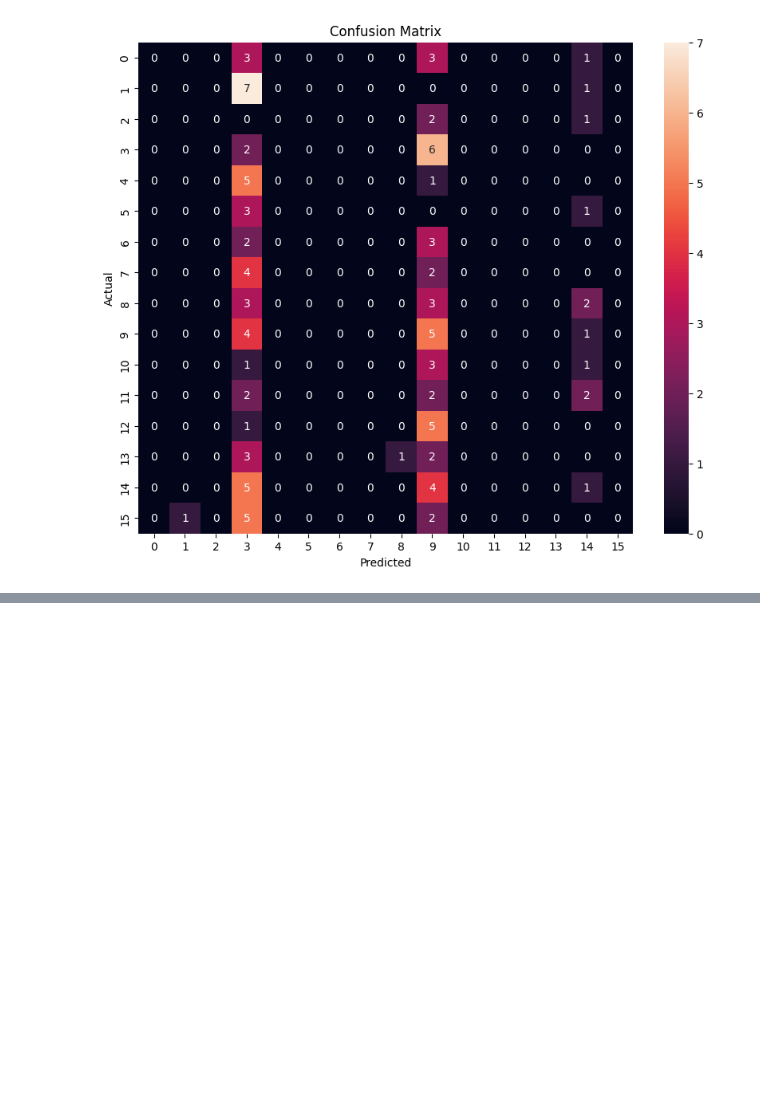
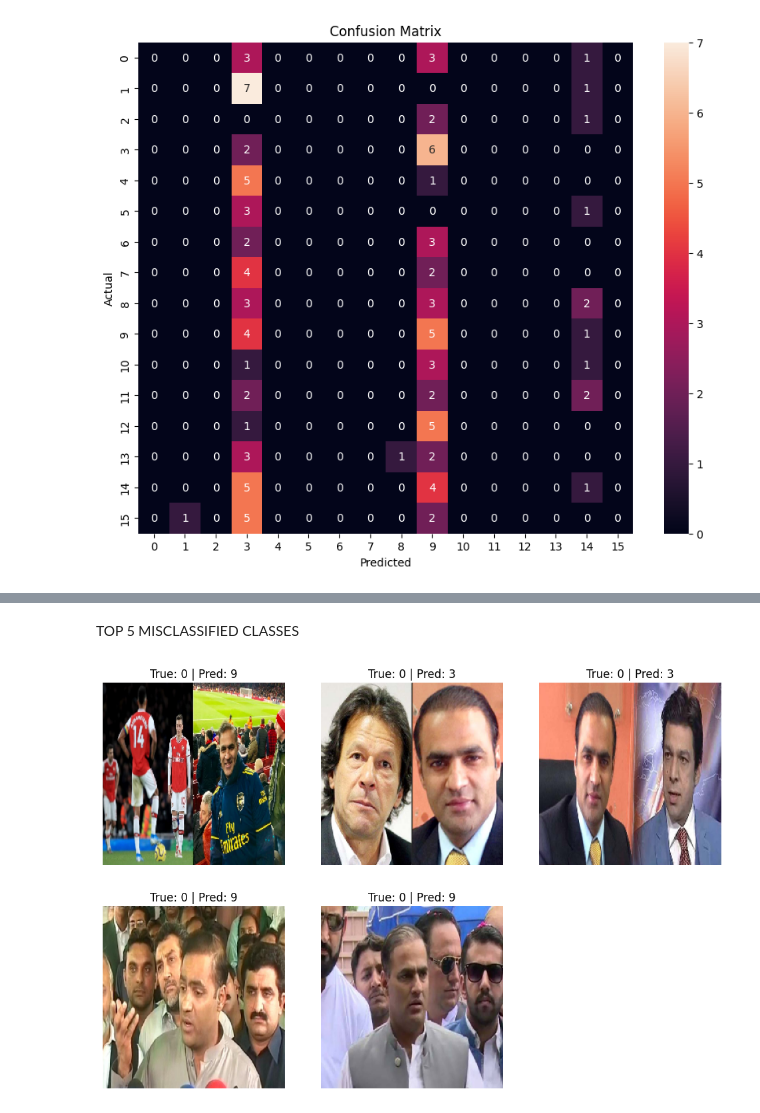
Before and after one commit to ayeshaanxari288/pakistani-politician-cnn-classifier, a Jupyter notebook: politician_classifier.ipynb, the cells around one changed output, grey strips where cells are left out. Cells and saved outputs as stored; diff of their text form; code cells hidden in the pictures; blank space fills up the shorter version.

Commit message:
TOP 5 MISCLASIFFIED CLASSES

```diff
--- a/politician_classifier.ipynb
+++ b/politician_classifier.ipynb
@@ -346,0 +373,16 @@ plt.show()
+# %% [markdown]
+TOP 5 MISCLASSIFIED CLASSES
+# %%
+images, _ = next(test_data)
+
+mis_idx = np.where(y_pred != y_true)[0]
+
+plt.figure(figsize=(12,8))
+
+for i, idx in enumerate(mis_idx[:5]):
+    plt.subplot(2,3,i+1)
+    plt.imshow(images[i])
+    plt.title(f"True: {y_true[idx]} | Pred: {y_pred[idx]}")
+    plt.axis('off')
+# %% [output]
+[figure, added]
```
Also changed, not shown: parts of 2 cells of this notebook.
